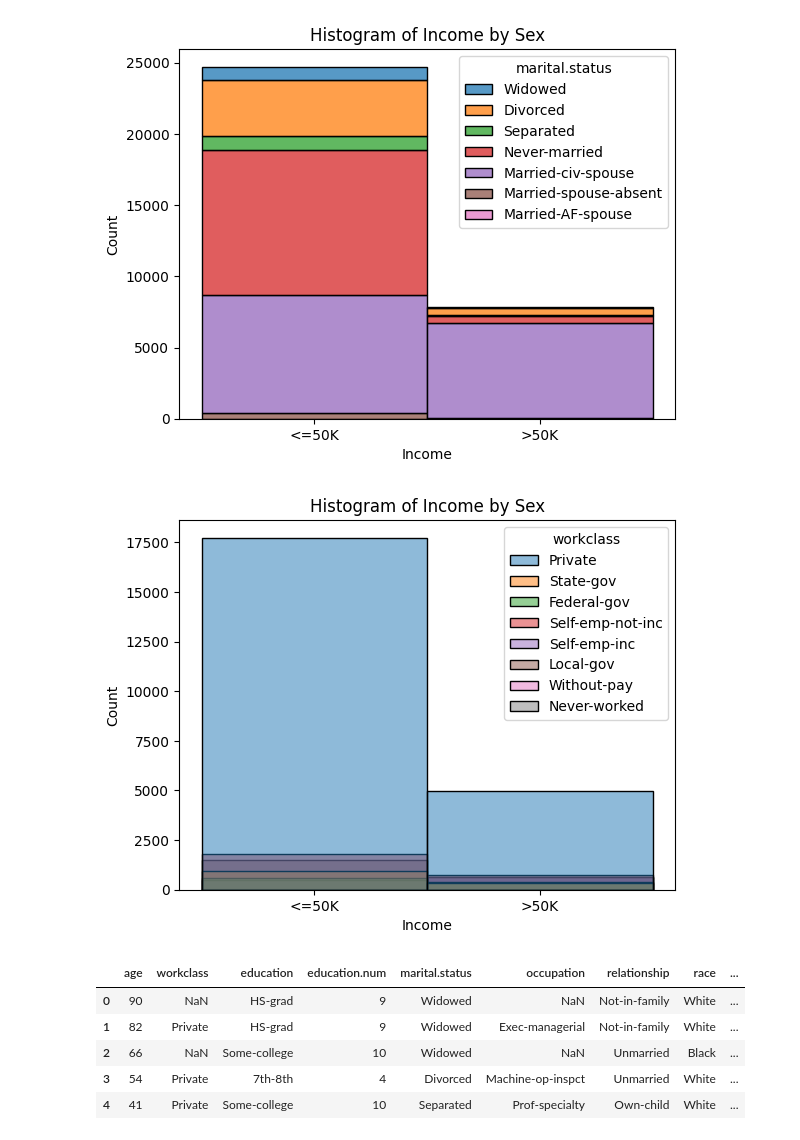
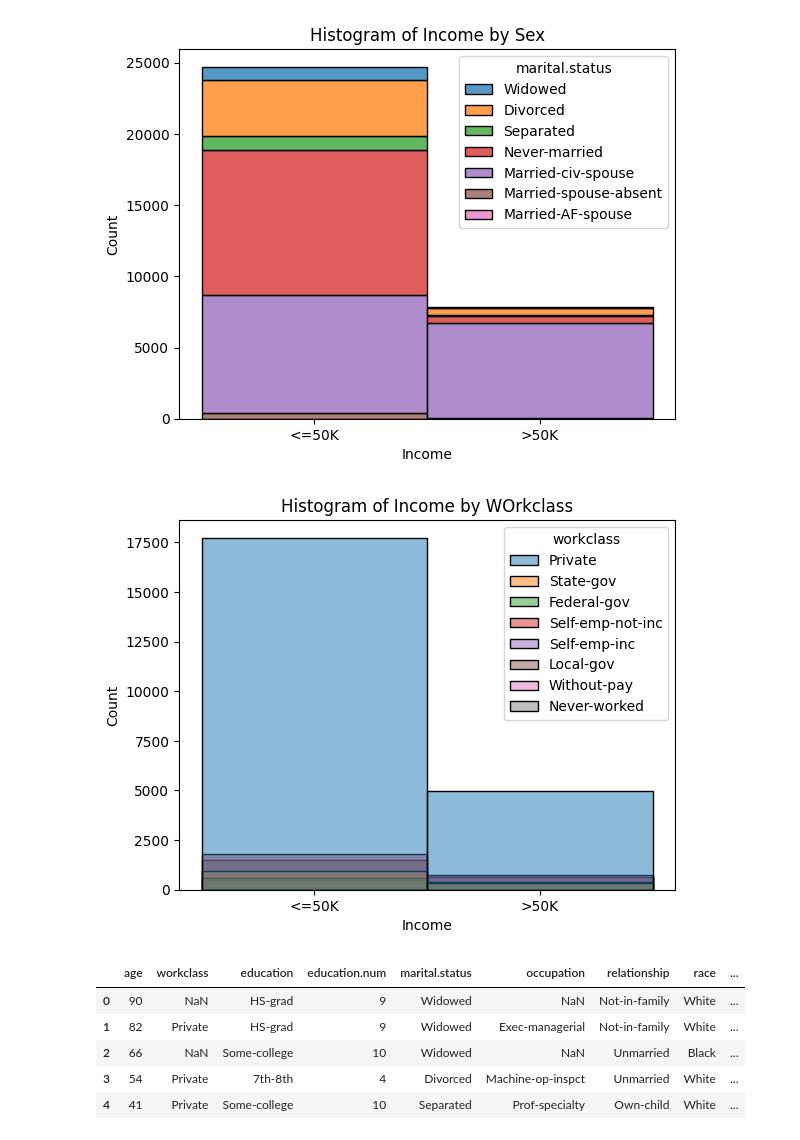
Before and after one commit to BhavyaGoyal777/computeTasks, a Jupyter notebook: EDA_of_task3ML.ipynb, the cells around one changed output. Drawn from its saved outputs; the diff is of its cells as text; code cells hidden in the pictures.

```diff
--- a/EDA_of_task3ML.ipynb
+++ b/EDA_of_task3ML.ipynb
@@ -150,12 +150,12 @@ plt.show()
 # %%
 sns.histplot(data=df, x='income', hue='workclass')
 
 plt.xlabel('Income')
 plt.ylabel('Count')
-plt.title('Histogram of Income by Sex')
+plt.title('Histogram of Income by WOrkclass')
 plt.show()
 # %% [output]
-[figure, old version]
+[figure, new version]
 # %%
 df.head()
 # %% [output]
```
Also changed, not shown: parts of 11 cells of this notebook.
